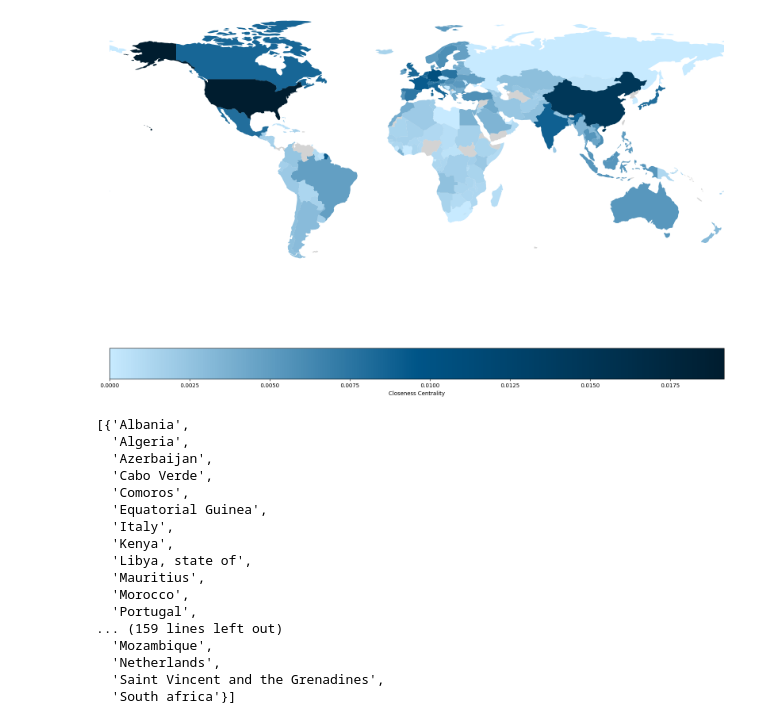
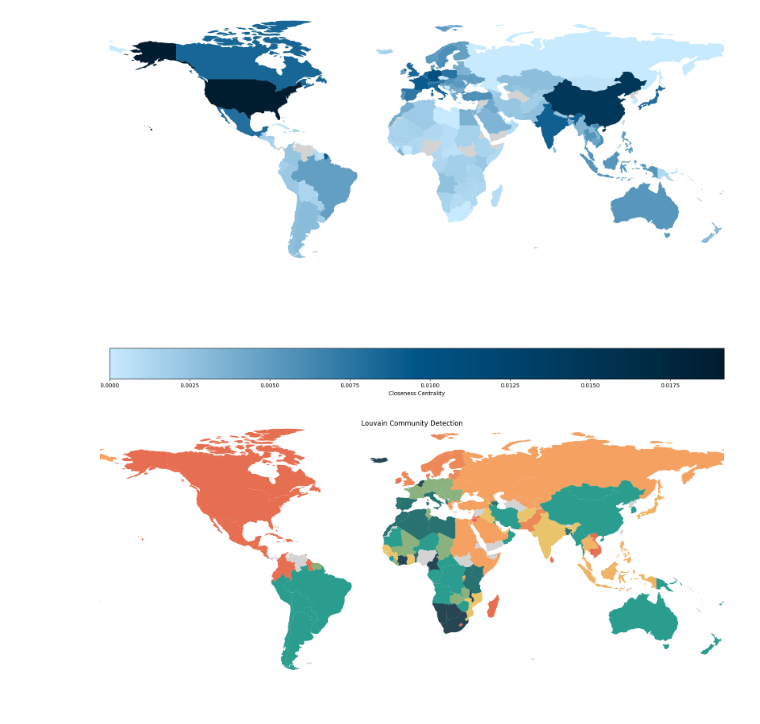
Before and after one commit to matic-fri/ina-project, a Jupyter notebook: ina.ipynb, the cells around one changed output. Cells and saved outputs as stored; diff of their text form; code cells hidden in the pictures.

Commit message:
Add community visualisation

```diff
--- a/ina.ipynb
+++ b/ina.ipynb
@@ -90,22 +90,7 @@ visual.geoplot_numbers(clos, 'Closeness Centrality')
 0.00809 Belgium
 [figure]
 # %%
-groups = methods.louvain_community(G)
+communities = methods.louvain_community(G)
+visual.geoplot_groups(communities, 'Louvain Community Detection')
 # %% [output]
-[{'Albania',
-  'Algeria',
-  'Azerbaijan',
-  'Cabo Verde',
-  'Comoros',
-  'Equatorial Guinea',
-  'Italy',
-  'Kenya',
-  'Libya, state of',
-  'Mauritius',
-  'Morocco',
-  'Portugal',
-... (159 lines left out)
-  'Mozambique',
-  'Netherlands',
-  'Saint Vincent and the Grenadines',
-  'South africa'}]
+[figure, added]
```
Also changed, not shown: 1 other file.
